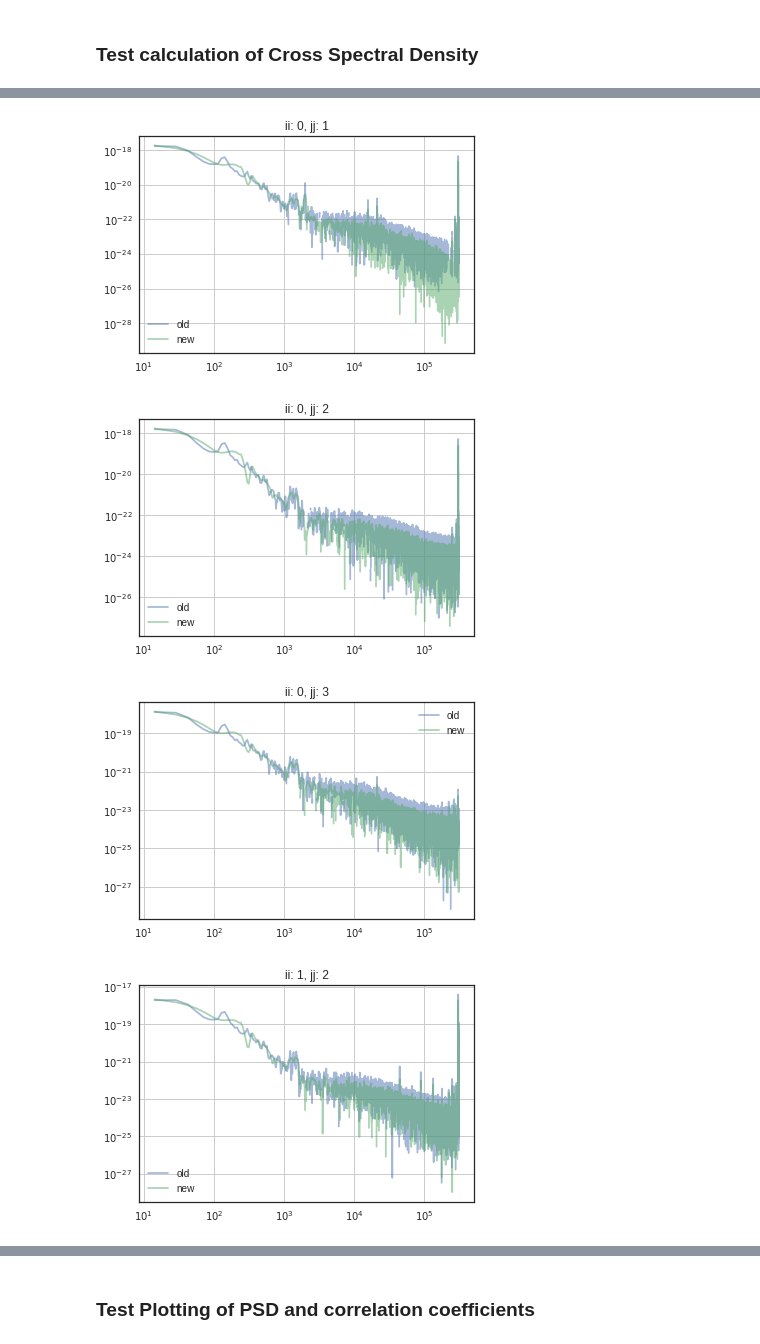
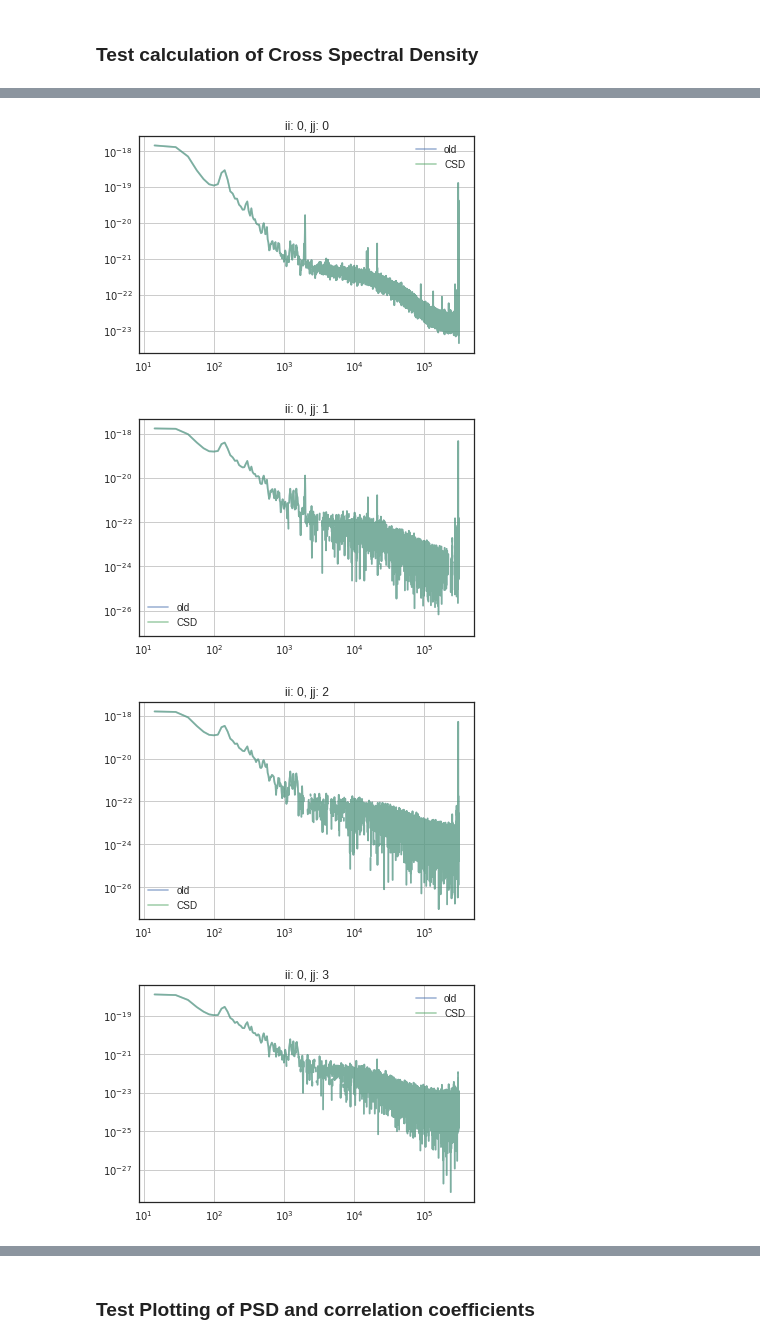
Before and after one commit to cwfink/Fink_ay250_homework, a Jupyter notebook: final_project/noise_class_notebook.ipynb, the cells around one changed output, grey strips where cells are left out. Saved outputs shown, nothing was run; the diff lists cells and outputs as text; code cells hidden in the pictures.

```diff
--- a/final_project/noise_class_notebook.ipynb
+++ b/final_project/noise_class_notebook.ipynb
@@ -284,0 +426,5 @@ g124_noise.calculate_corrCoeff()
+# %%
+ii = 3
+plt.loglog(g124_noise.freqs_CSD[1:], (g124_noise.real_CSD[ii][ii][1:]), label = 'CSD', alpha = .5)
+plt.loglog(g124_noise.freqs_CSD[2:-5],fit_33[2:-5], label = 'fit', alpha = 0.5)
+plt.legend()
@@ -291,16 +436,19 @@ g124_noise.calculate_corrCoeff()
 # %%
 #old = g124_noise.real_CSD
-for ii in range(old.shape[0] - 3 ):
-    for jj in range(old.shape[1] - 3):
-        if ii < jj:
-            plt.figure()
-            plt.title('ii: {}, jj: {}'.format(ii,jj))
-            plt.loglog(g124_noise.freqs[1:],(old[ii][jj][1:]).clip(0), label = 'old', alpha = .5)
-            plt.loglog(g124_noise.freqs[1:], savgol_filter((g124_noise.real_CSD[ii][jj][1:]).clip(0),31,5), label = 'new', alpha = .5)
-            plt.grid()
-            plt.legend()
+from itertools import combinations_with_replacement
+for ii, jj in combinations_with_replacement(range(g124_noise.real_CSD.shape[0] - 3),2  ):
+
+    plt.figure()
+    plt.title('ii: {}, jj: {}'.format(ii,jj))
+    plt.loglog(g124_noise.freqs_CSD[1:],(old[ii][jj][1:]).clip(0), label = 'old', alpha = .5)
+    #plt.loglog(g124_noise.freqs[1:], savgol_filter((g124_noise.real_CSD[ii][jj][1:]).clip(0),31,5), label = 'new', alpha = .5)
+    #plt.loglog(g124_noise.freqs[1:], (g124_noise.real_CSD[ii][jj][1:]).clip(0), label = 'CSD', alpha = .5)
+    plt.loglog(g124_noise.freqs_CSD[1:], (g124_noise.real_CSD[ii][jj][1:]), label = 'CSD', alpha = .5)
+
+    plt.grid()
+    plt.legend()
 # %% [output]
-[figure, old version]
+[figure, new version]
-[figure, old version]
+[figure, new version]
-[figure, old version]
+[figure, new version]
-[figure, old version]
+[figure, new version]
```
Also changed, not shown: parts of 14 cells of this notebook.
